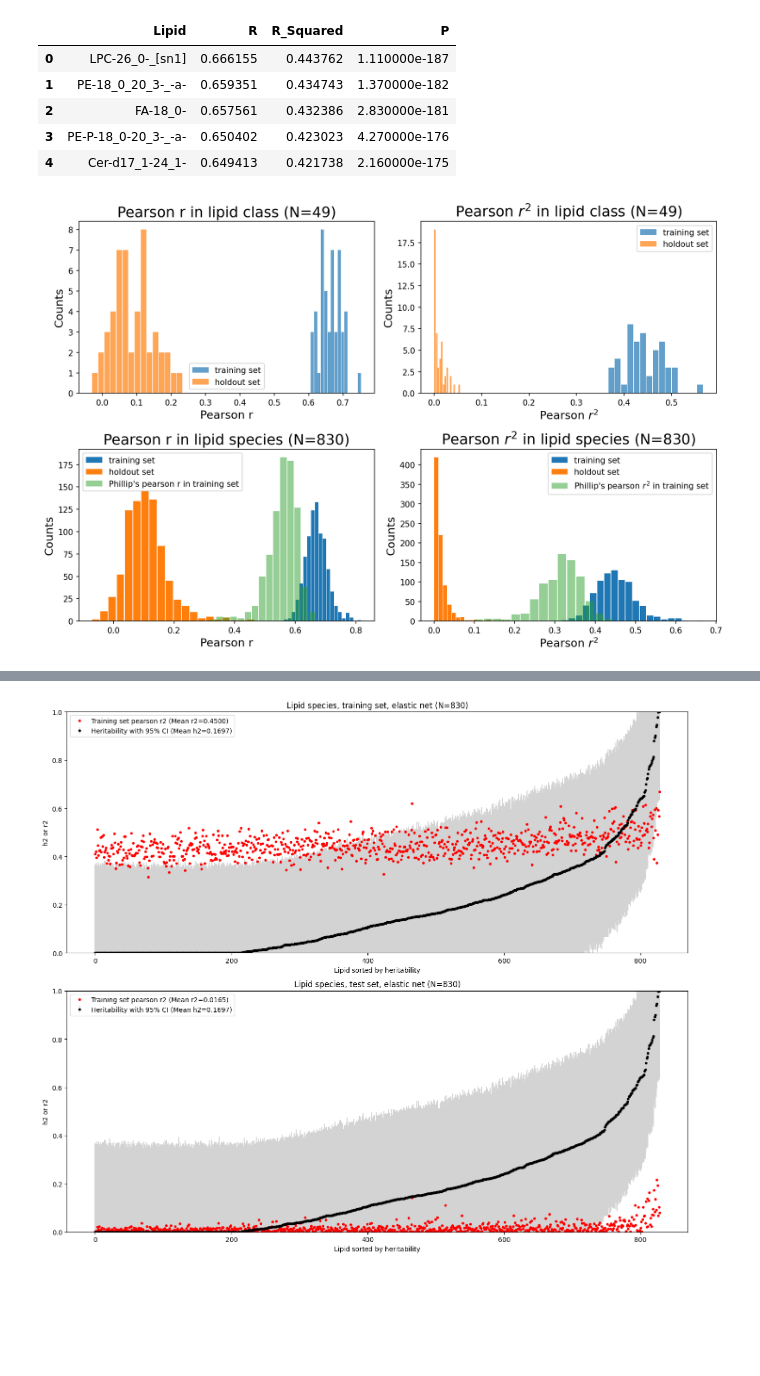
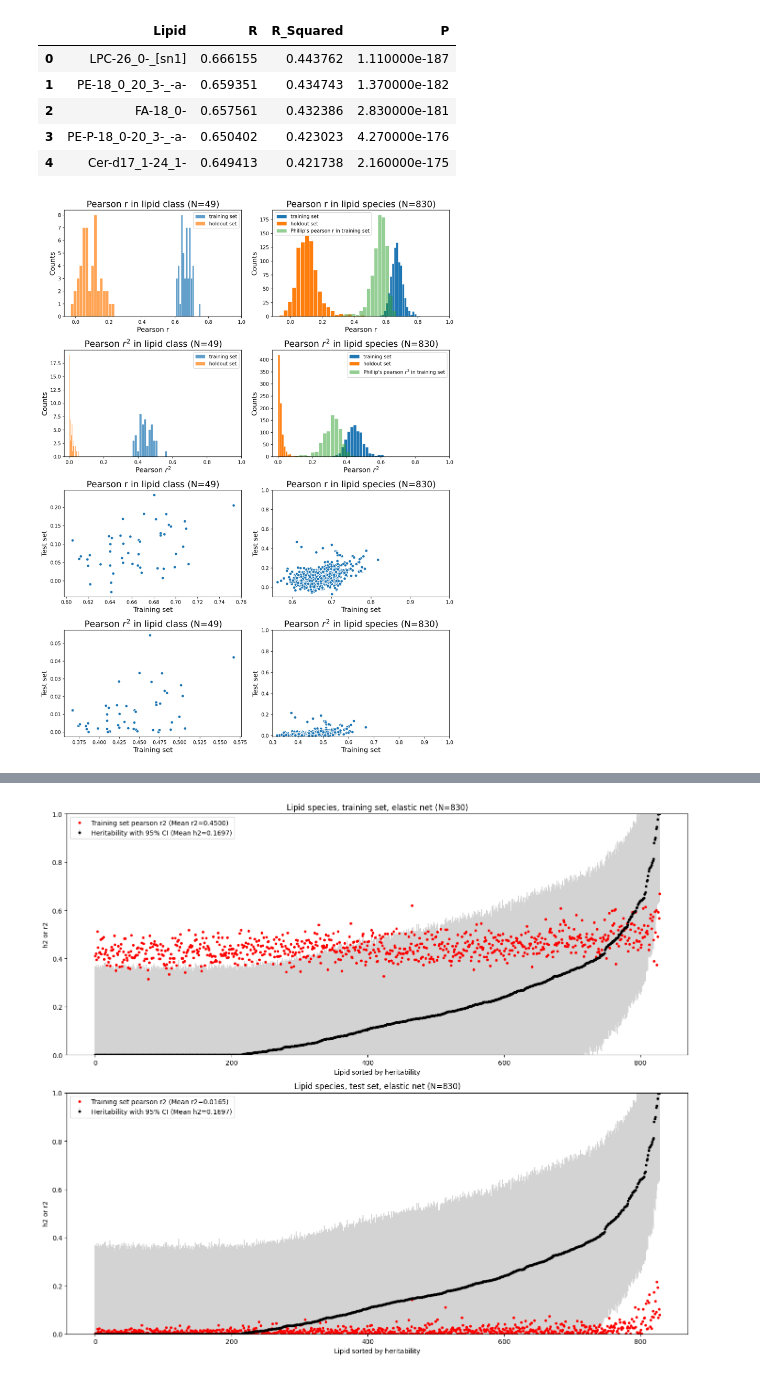
Before and after one commit to belowlab/-CCHC_lipidomics, a Jupyter notebook: 20240405_rerun_fix_pearson_r_bug/code/combine_results_and_plot.ipynb, the cells around one changed output, grey strips where cells are left out. Drawn from its saved outputs; the diff is of its cells as text; code cells hidden in the pictures; blank space fills up the shorter version.

Commit message:
lipid project in progress

```diff
--- a/20240405_rerun_fix_pearson_r_bug/code/combine_results_and_plot.ipynb
+++ b/20240405_rerun_fix_pearson_r_bug/code/combine_results_and_plot.ipynb
@@ -68,40 +70,68 @@ df_phillip.head()
 | 4 | Cer-d17_1-24_1- | 0.649413 | 0.421738 | 2.160000e-175 |
 # %%
 # Plot
-fig, ax = plt.subplots(nrows=2, ncols=2, dpi=150, figsize=(12,8))
+fig, ax = plt.subplots(nrows=4, ncols=2, dpi=150, figsize=(12,16))
 ax[0,0].hist(df_performance_class['pearson_r_train'], bins=15, rwidth=0.9, alpha=0.7, label='training set')
 ax[0,0].hist(df_performance_class['pearson_r_test'], bins=15, rwidth=0.9, alpha=0.7, label='holdout set')
+ax[0,0].set_xlim(right=1)
 ax[0,0].set_title('Pearson r in lipid class (N=49)', fontsize=18)
 ax[0,0].set_ylabel('Counts', fontsize=14)
 ax[0,0].set_xlabel('Pearson r', fontsize=14)
 ax[0,0].legend()
 
-ax[0,1].hist(df_performance_class['pearson_r_train']**2, bins=15, rwidth=0.9, alpha=0.7, label='training set')
-ax[0,1].hist(df_performance_class['pearson_r_test']**2, bins=15, rwidth=0.9, alpha=0.7, label='holdout set')
-ax[0,1].set_title('Pearson $r^2$ in lipid class (N=49)', fontsize=18)
+ax[1,0].hist(df_performance_class['pearson_r_train']**2, bins=15, rwidth=0.9, alpha=0.7, label='training set')
+ax[1,0].hist(df_performance_class['pearson_r_test']**2, bins=15, rwidth=0.9, alpha=0.7, label='holdout set')
+ax[1,0].set_xlim(right=1)
+ax[1,0].set_title('Pearson $r^2$ in lipid class (N=49)', fontsize=18)
+ax[1,0].set_ylabel('Counts', fontsize=14)
+ax[1,0].set_xlabel('Pearson $r^2$', fontsize=14)
+ax[1,0].legend()
+
+ax[2,0].scatter(df_performance_class['pearson_r_train'], df_performance_class['pearson_r_test'], edgecolors='w')
+ax[2,0].set_title('Pearson r in lipid class (N=49)', fontsize=18)
+ax[2,0].set_ylabel('Test set', fontsize=14)
+ax[2,0].set_xlabel('Training set', fontsize=14)
+
+ax[3,0].scatter(df_performance_class['pearson_r_train']**2, df_performance_class['pearson_r_test']**2, edgecolors='w')
+ax[3,0].set_title('Pearson $r^2$ in lipid class (N=49)', fontsize=18)
+ax[3,0].set_ylabel('Test set', fontsize=14)
+ax[3,0].set_xlabel('Training set', fontsize=14)
+
+ax[0,1].hist(df_performance_species['pearson_r_train'], bins=20, rwidth=0.9, label='training set')
+ax[0,1].hist(df_performance_species['pearson_r_test'], bins=20, rwidth=0.9, label='holdout set')
+ax[0,1].set_xlim(right=1)
+ax[0,1].hist(df_phillip['R'], bins=15, rwidth=0.9, alpha=0.5, label="Phillip's pearson r in training set")
+ax[0,1].set_title('Pearson r in lipid species (N=830)', fontsize=18)
 ax[0,1].set_ylabel('Counts', fontsize=14)
-ax[0,1].set_xlabel('Pearson $r^2$', fontsize=14)
+ax[0,1].set_xlabel('Pearson r', fontsize=14)
 ax[0,1].legend()
-
-ax[1,0].hist(df_performance_species['pearson_r_train'], bins=20, rwidth=0.9, label='training set')
-ax[1,0].hist(df_performance_species['pearson_r_test'], bins=20, rwidth=0.9, label='holdout set')
-ax[1,0].hist(df_phillip['R'], bins=15, rwidth=0.9, alpha=0.5, label="Phillip's pearson r in training set")
-ax[1,0].set_title('Pearson r in lipid species (N=830)', fontsize=18)
-ax[1,0].set_ylabel('Counts', fontsize=14)
-ax[1,0].set_xlabel('Pearson r', fontsize=14)
-ax[1,0].legend()
 
 ax[1,1].hist(df_performance_species['pearson_r_train']**2, bins=20, rwidth=0.9, label='training set')
 ax[1,1].hist(df_performance_species['pearson_r_test']**2, bins=20, rwidth=0.9, label='holdout set')
+ax[1,1].set_xlim(right=1)
 ax[1,1].hist(df_phillip['R_Squared'], bins=15, rwidth=0.9, alpha=0.5, label="Phillip's pearson $r^2$ in training set")
 ax[1,1].set_title('Pearson $r^2$ in lipid species (N=830)', fontsize=18)
 ax[1,1].set_ylabel('Counts', fontsize=14)
 ax[1,1].set_xlabel('Pearson $r^2$', fontsize=14)
 ax[1,1].legend()
 
+ax[2,1].scatter(df_performance_species['pearson_r_train'], df_performance_species['pearson_r_test'], edgecolors='w')
+ax[2,1].set_xlim(right=1)
+ax[2,1].set_ylim(top=1)
+ax[2,1].set_title('Pearson r in lipid species (N=830)', fontsize=18)
+ax[2,1].set_ylabel('Test set', fontsize=14)
+ax[2,1].set_xlabel('Training set', fontsize=14)
+
+ax[3,1].scatter(df_performance_species['pearson_r_train']**2, df_performance_species['pearson_r_test']**2, edgecolors='w')
+ax[3,1].set_xlim(right=1)
+ax[3,1].set_ylim(top=1)
+ax[3,1].set_title('Pearson $r^2$ in lipid species (N=830)', fontsize=18)
+ax[3,1].set_ylabel('Test set', fontsize=14)
+ax[3,1].set_xlabel('Training set', fontsize=14)
+
 fig.tight_layout()
 # %% [output]
-[figure, old version]
+[figure, new version]
 # %%
 # Plot heritability against pearson r
 # Add a column for merging
```
Also changed, not shown: parts of 1 cell of this notebook, 30 other files.
